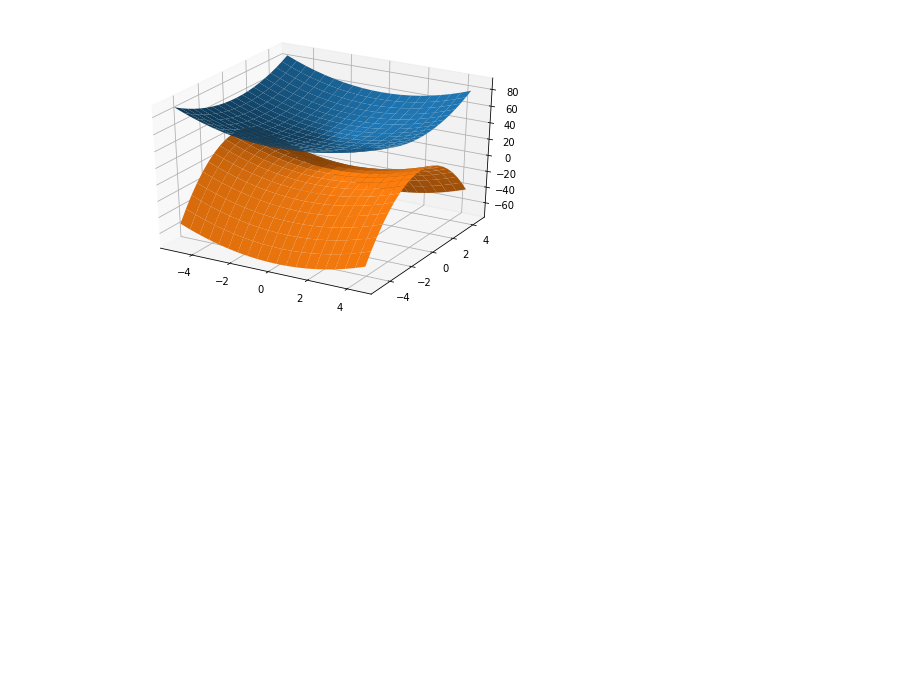
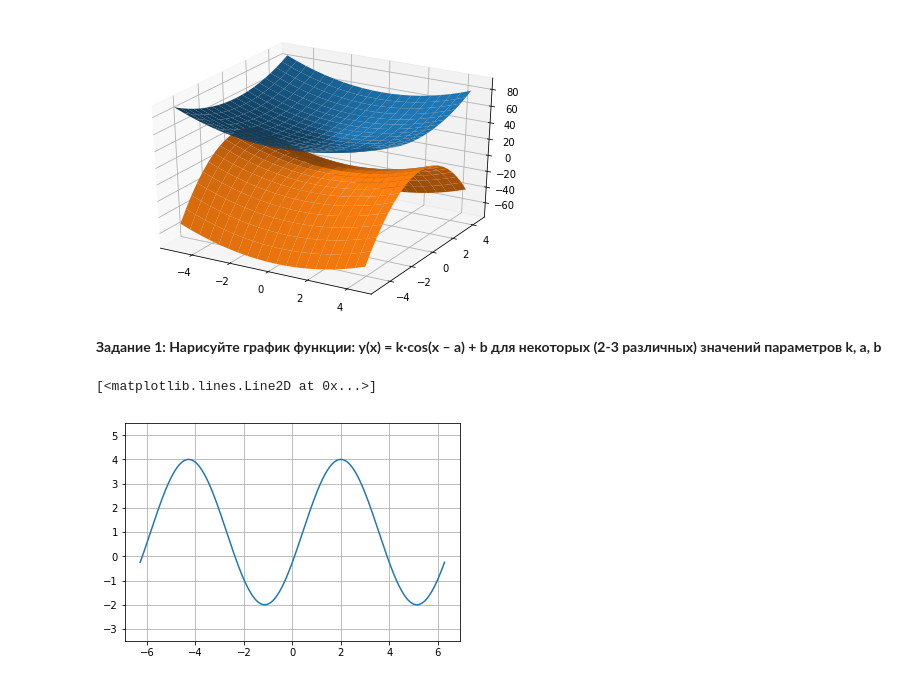
Before and after one commit to iAMD1ver/math, a Jupyter notebook: Practice3.ipynb, the cells around one changed output. Drawn from its saved outputs; the diff is of its cells as text; code cells hidden in the pictures; blank space fills up the shorter version.

```diff
--- a/Practice3.ipynb
+++ b/Practice3.ipynb
@@ -156,3 +155,24 @@ ax.plot_surface(X, Y, Z2)
 show()
 # %% [output]
 [figure]
+# %% [markdown]
+**Задание 1: Нарисуйте график функции:
+y(x) = k∙cos(x – a) + b
+для некоторых (2-3 различных) значений параметров k, a, b**
+# %%
+k = 3
+a = 2
+b = 1
+
+x = []
+y1 = []
+
+grid = plt.grid(True)   # линии вспомогательной сетки
+plt.axis('equal')
+for i in np.linspace(-(2*np.pi), 2*np.pi, 2000):
+    x.append(i)
+    y1.append((k*np.cos((i-a)))+b)
+plt.plot(x,y1)
+# %% [output]
+[<matplotlib.lines.Line2D at 0x...>]
+[figure, added]
```
Also changed, not shown: parts of 11 cells of this notebook, 1 other file.
